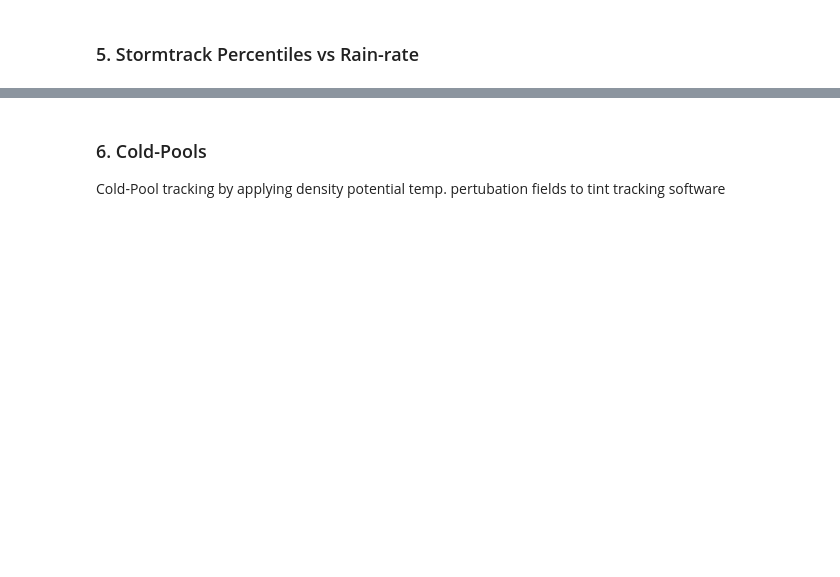
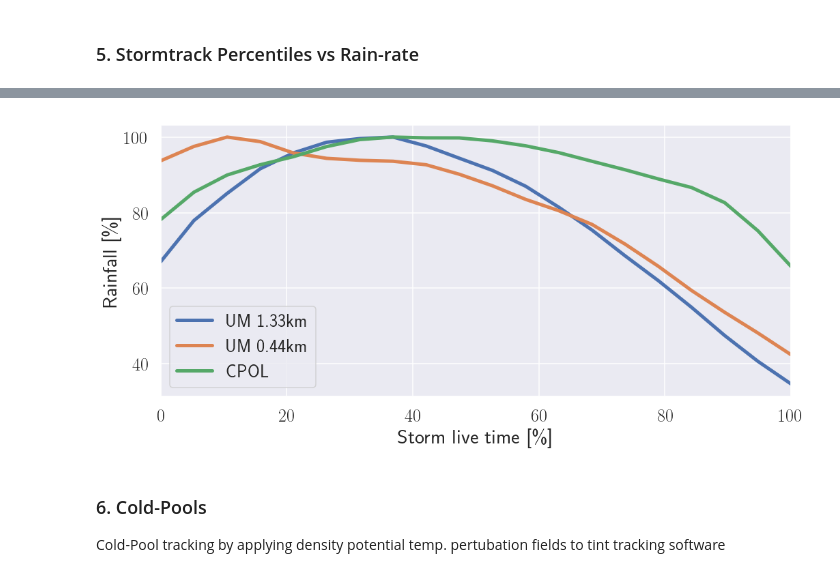
Before and after one commit to antarcticrainforest/RainfallExtremes, a Jupyter notebook: python/AnalyseTrcks.ipynb, the cells around one changed output, grey strips where cells are left out. Saved outputs shown, nothing was run; the diff lists cells and outputs as text; code cells hidden in the pictures; blank space fills up the shorter version.

```diff
--- a/python/AnalyseTrcks.ipynb
+++ b/python/AnalyseTrcks.ipynb
@@ -766,3 +850,27 @@ ax.tick_params(labelsize=fontsize-4)
+# %%
+from scipy import optimize
+def test_func(x, a, b):
+    return a * np.sin(b/100*np.pi/2 * x)
+
+fig=plt.figure(figsize=(15, 7))
+ax = fig.add_subplot(111)
+plt.subplots_adjust(bottom=0.2, right=0.98, top=0.99)
+#ax.plot(PERC.index, PERC['Obs'].values, linestyle='-', label='CPOL',lw=3)
+for typ in ('UM 1.33km', 'UM 0.44km', 'CPOL'):
+    cyc = cycles.loc[cycles.typ == typ].iloc[:,1:-1]
+    x_data = cyc.columns.values
+    y_data = cyc.values.mean(axis=0) / cyc.values.mean(axis=0).max() * 100
+    ax.plot(x_data, y_data, label=typ, lw=5)
+
+ax.set_xlim(0,100)
+#ax.set_ylim(10,100)
+ax.set_xlabel('Storm live time [\%]', fontsize=fontsize)
+ax.set_ylabel('Rainfall [\%]', fontsize=fontsize)
+ax.legend(loc=0, fontsize=fontsize-4)
+ax.tick_params(labelsize=fontsize-4)
+#mpld3.enable_notebook()
+# %% [output]
+[figure, added]
 # %%
 ##Get points
 def bresenham(x0, y0, x1, y1):
```
Also changed, not shown: parts of 26 cells of this notebook, 1 other file.
